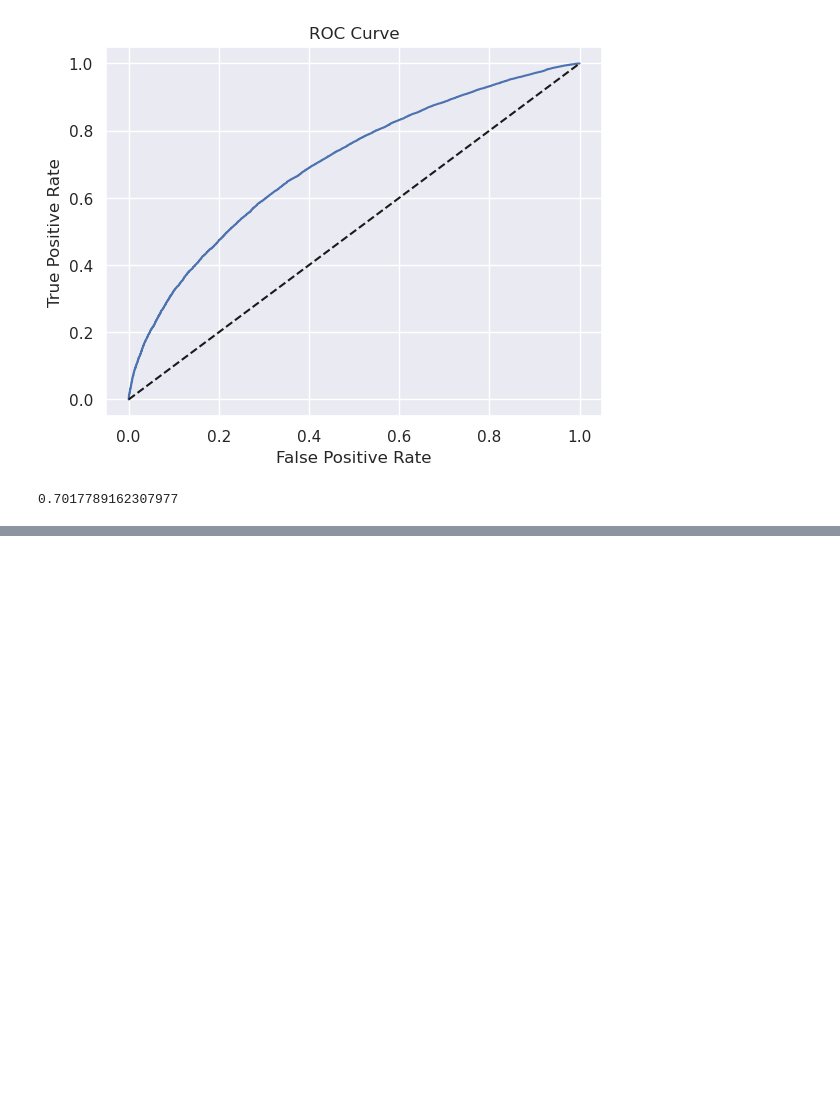
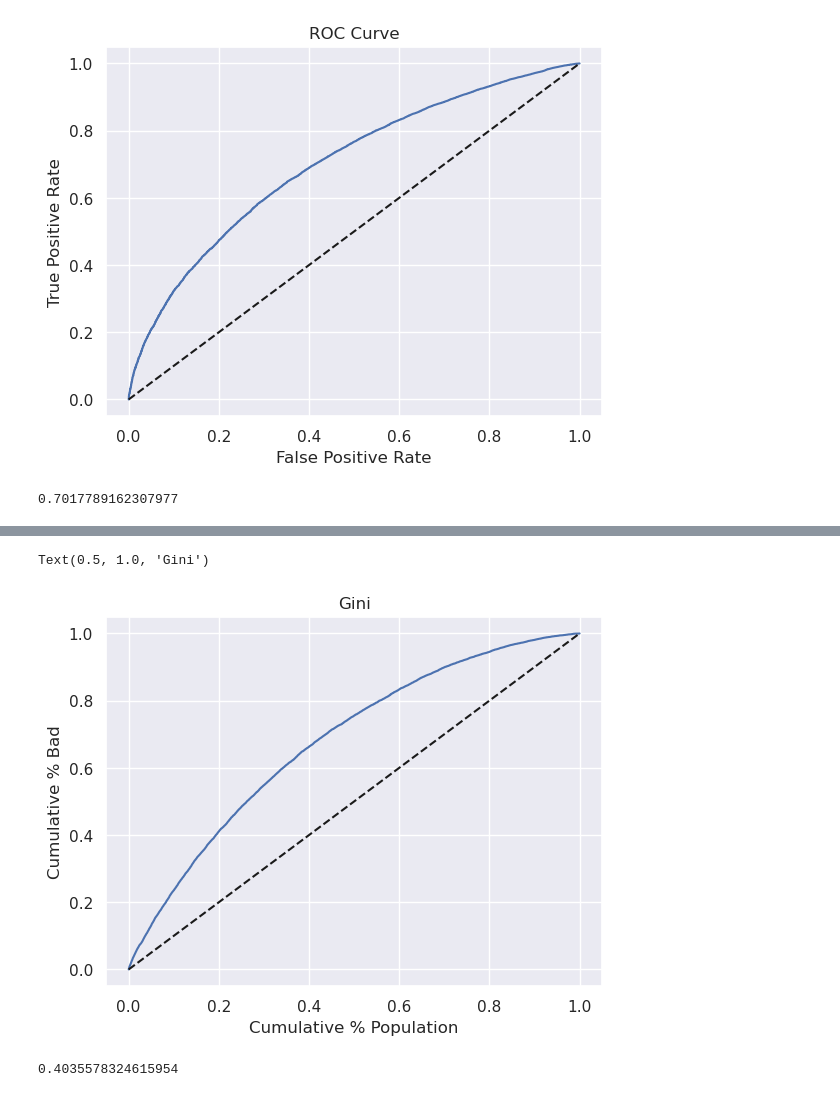
Before and after one commit to pbdanny/PythonProject, a Jupyter notebook: credit_risk_modeling/notebook/CreditRiskModeling_PDModel.ipynb, the cells around one changed output, grey strips where cells are left out. Saved outputs shown, nothing was run; the diff lists cells and outputs as text; code cells hidden in the pictures; blank space fills up the shorter version.

Commit message:
gini and KS

```diff
--- a/credit_risk_modeling/notebook/CreditRiskModeling_PDModel.ipynb
+++ b/credit_risk_modeling/notebook/CreditRiskModeling_PDModel.ipynb
@@ -809,0 +812,2 @@ AUROC
+# %%
+df_actual_predicted_proba = df_actual_predicted_proba.sort_values("y_hat_test_proba")
@@ -809,0 +832,6 @@ AUROC
+# %%
+df_actual_predicted_proba = df_actual_predicted_proba.reset_index()
+# %%
+df_actual_predicted_proba["Cumulative N Population"] = df_actual_predicted_proba.index + 1
+df_actual_predicted_proba["Cumulative N Good"] = df_actual_predicted_proba["loan_data_targets_test"].cumsum()
+df_actual_predicted_proba["Cumulative N Bad"] = df_actual_predicted_proba["Cumulative N Population"] - df_actual_predicted_proba["loan_data_targets_test"].cumsum()
@@ -809,0 +847,4 @@ AUROC
+# %%
+df_actual_predicted_proba["Cumulative Perc Population"] = df_actual_predicted_proba["Cumulative N Population"] / (df_actual_predicted_proba.shape[0])
+df_actual_predicted_proba["Cumulative Perc Good"] = df_actual_predicted_proba["Cumulative N Good"] / df_actual_predicted_proba["loan_data_targets_test"].sum()
+df_actual_predicted_proba["Cumulative Perc Bad"] = df_actual_predicted_proba["Cumulative N Bad"] / (df_actual_predicted_proba.shape[0] - df_actual_predicted_proba["loan_data_targets_test"].sum())
@@ -809,0 +860,10 @@ AUROC
+# %%
+plt.plot(df_actual_predicted_proba["Cumulative Perc Population"], df_actual_predicted_proba["Cumulative Perc Bad"])
+plt.plot(df_actual_predicted_proba["Cumulative Perc Population"], df_actual_predicted_proba["Cumulative Perc Population"], linestyle="--", color='k')
+
+plt.xlabel("Cumulative % Population")
+plt.ylabel("Cumulative % Bad")
+plt.title("Gini")
+# %% [output]
+Text(0.5, 1.0, 'Gini')
+[figure, added]
@@ -809,0 +872,4 @@ AUROC
+# %%
+Gini
+# %% [output]
+0.4035578324615954
```
Also changed, not shown: parts of 9 cells of this notebook.
